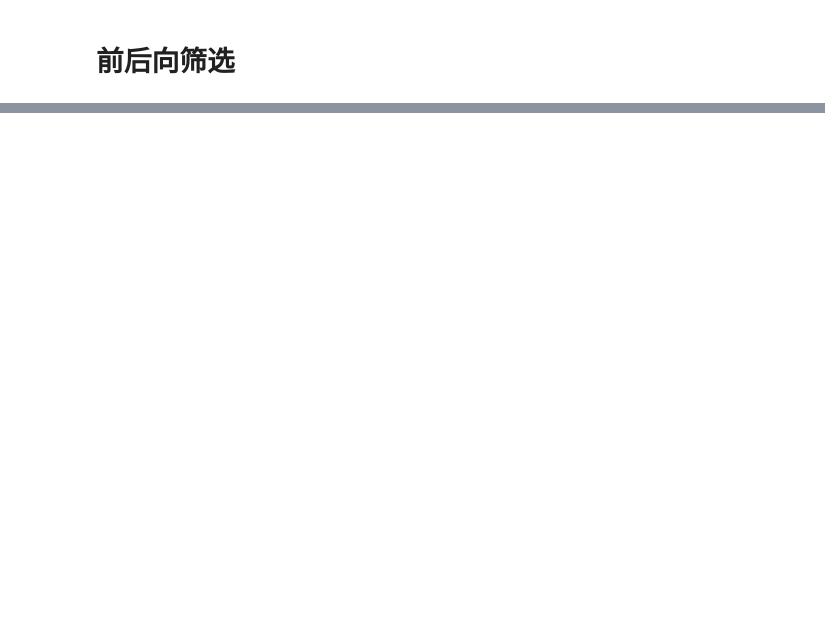
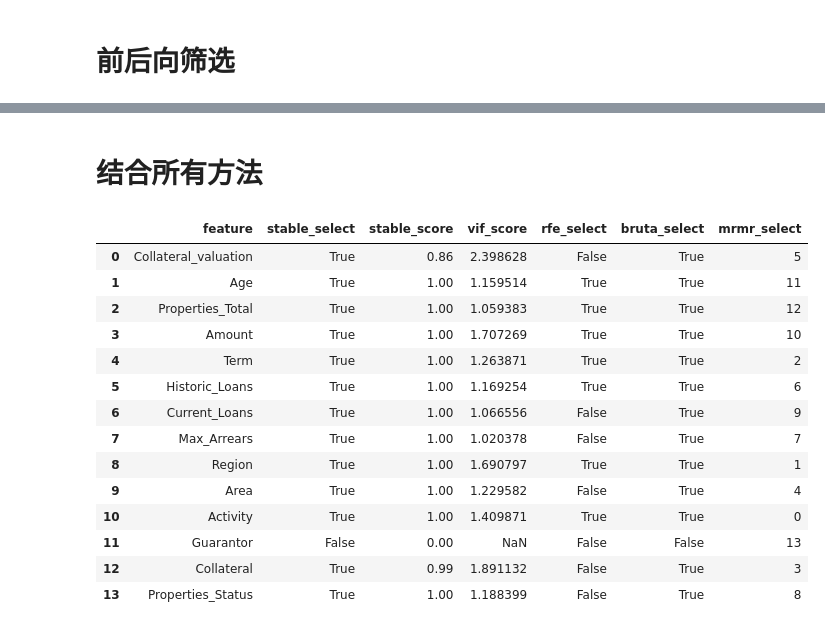
Before and after one commit to rfouyang/credit_model, a Jupyter notebook: demo/Tutorial5 Feature Selection.ipynb, the cells around one changed output, grey strips where cells are left out. Cells and saved outputs as stored; diff of their text form; code cells hidden in the pictures; blank space fills up the shorter version.

```diff
--- a/demo/Tutorial5 Feature Selection.ipynb
+++ b/demo/Tutorial5 Feature Selection.ipynb
@@ -112,0 +147,7 @@ from sklearn.feature_selection import RFE
+# %%
+estimator = RandomForestClassifier(n_jobs=-1, class_weight='balanced', max_depth=5)
+selector = BorutaPy(estimator, n_estimators='auto', random_state=1, max_iter=10)
+selector = selector.fit(df_woe[features].values, df_woe[label].values)
+# %%
+df_fs_bruta = pd.DataFrame({'feature' : features, "bruta_select" : selector.support_})
+df_fs_bruta
@@ -112,0 +174,5 @@ from sklearn.feature_selection import RFE
+# %%
+rank = MRMR.mrmr(df_woe[features].values, df_woe[label].values)
+# %%
+df_fs_mrmr = pd.DataFrame({'feature' : features, "mrmr_select" : rank})
+df_fs_mrmr.sort_values(by='mrmr_select')
@@ -112,0 +195,26 @@ from sklearn.feature_selection import RFE
+# %% [markdown]
+# 结合所有方法
+# %%
+df_fs = None
+for df in [df_fs_stable, df_fs_vif, df_fs_rfe, df_fs_bruta, df_fs_mrmr]:
+    if df_fs is None:
+        df_fs = df
+    else:
+        df_fs = df_fs.merge(df, on='feature', how='left')
+df_fs
+# %% [output]
+|  | feature | stable_select | stable_score | vif_score | rfe_select | bruta_select | mrmr_select |
+| 0 | Collateral_valuation | True | 0.86 | 2.398628 | False | True | 5 |
+| 1 | Age | True | 1.00 | 1.159514 | True | True | 11 |
+| 2 | Properties_Total | True | 1.00 | 1.059383 | True | True | 12 |
+| 3 | Amount | True | 1.00 | 1.707269 | True | True | 10 |
+| 4 | Term | True | 1.00 | 1.263871 | True | True | 2 |
+| 5 | Historic_Loans | True | 1.00 | 1.169254 | True | True | 6 |
+| 6 | Current_Loans | True | 1.00 | 1.066556 | False | True | 9 |
+| 7 | Max_Arrears | True | 1.00 | 1.020378 | False | True | 7 |
+| 8 | Region | True | 1.00 | 1.690797 | True | True | 1 |
+| 9 | Area | True | 1.00 | 1.229582 | False | True | 4 |
+| 10 | Activity | True | 1.00 | 1.409871 | True | True | 0 |
+| 11 | Guarantor | False | 0.00 | NaN | False | False | 13 |
+| 12 | Collateral | True | 0.99 | 1.891132 | False | True | 3 |
+| 13 | Properties_Status | True | 1.00 | 1.188399 | False | True | 8 |
```
Also changed, not shown: parts of 14 cells of this notebook, 2 other files.
